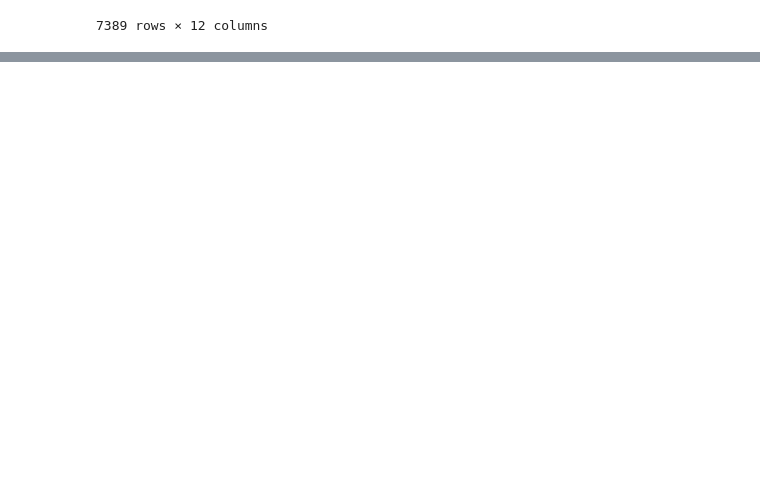
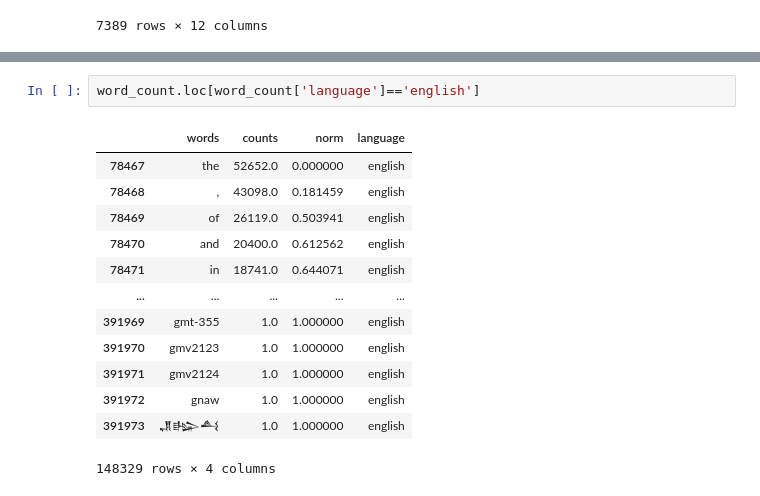
Before and after one commit to hrobjarturh/nlptasks, a Jupyter notebook: notebooks/subtask1-2.ipynb, the cells around one changed output, grey strips where cells are left out. Cells and saved outputs as stored; diff of their text form; blank space fills up the shorter version.

```diff
--- a/notebooks/subtask1-2.ipynb
+++ b/notebooks/subtask1-2.ipynb
@@ -47,0 +112,16 @@ print((np.array(frequency).shape))
+# %%
+word_count.loc[word_count['language']=='english']
+# %% [output]
+|  | words | counts | norm | language |
+| 78467 | the | 52652.0 | 0.000000 | english |
+| 78468 | , | 43098.0 | 0.181459 | english |
+| 78469 | of | 26119.0 | 0.503941 | english |
+| 78470 | and | 20400.0 | 0.612562 | english |
+| 78471 | in | 18741.0 | 0.644071 | english |
+| ... | ... | ... | ... | ... |
+| 391969 | gmt-355 | 1.0 | 1.000000 | english |
+| 391970 | gmv2123 | 1.0 | 1.000000 | english |
+| 391971 | gmv2124 | 1.0 | 1.000000 | english |
+| 391972 | gnaw | 1.0 | 1.000000 | english |
+| 391973 | 𒂗𒈗𒋀 | 1.0 | 1.000000 | english |
+148329 rows × 4 columns
```
Also changed, not shown: parts of 11 cells of this notebook.
